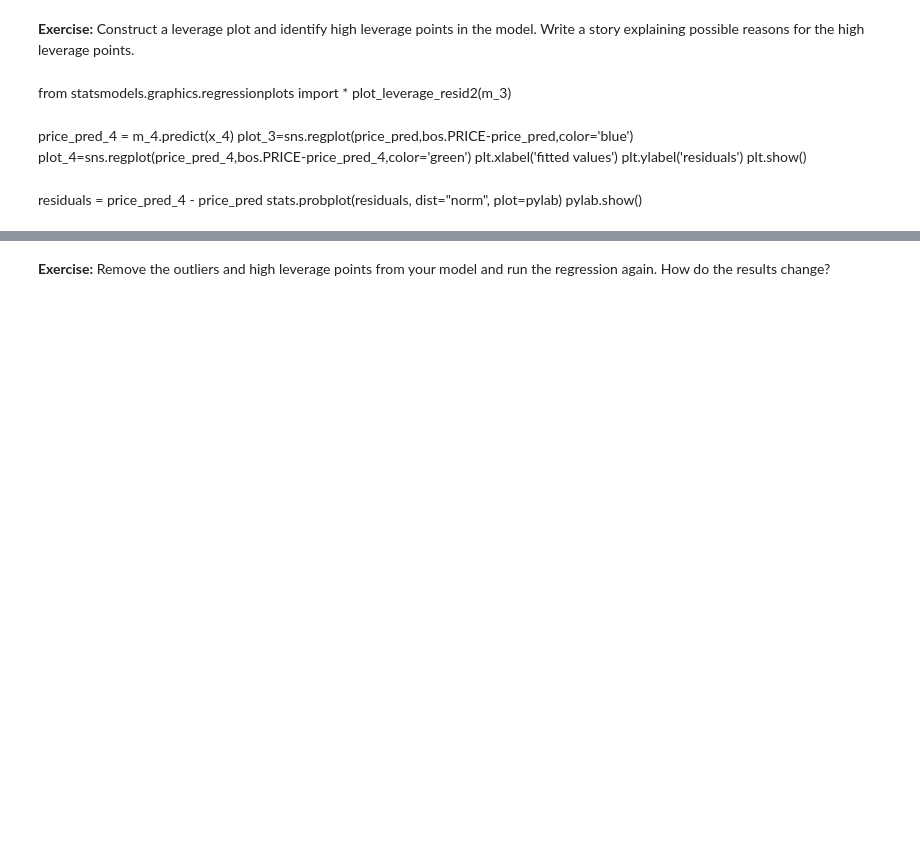
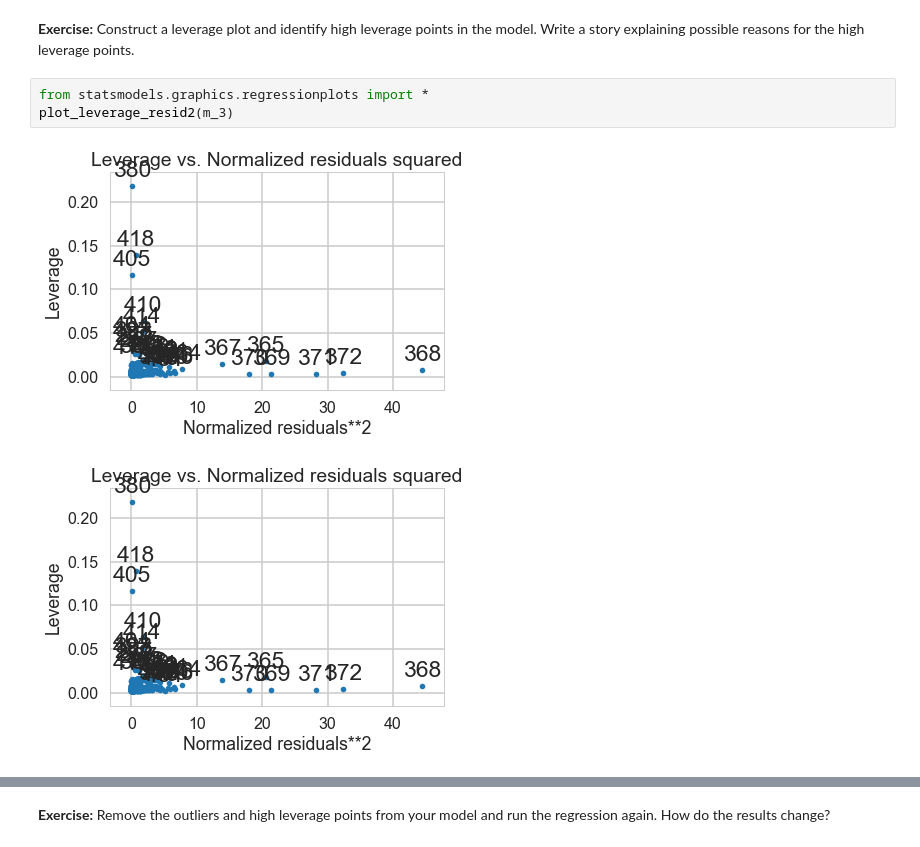
Before and after one commit to Bin-Icarus/SB_11-ML-Topics, a Jupyter notebook: Linear Regression Using Boston Housing Data Set/1505930706_linear_regression/linear_regression/Mini_Project_Linear_Regression.ipynb, the cells around one changed output, grey strips where cells are left out. Saved outputs shown, nothing was run; the diff lists cells and outputs as text; blank space fills up the shorter version.

Commit message:
Update the Mini_Project_Linear_Regression

```diff
--- a/Linear Regression Using Boston Housing Data Set/1505930706_linear_regression/linear_regression/Mini_Project_Linear_Regression.ipynb
+++ b/Linear Regression Using Boston Housing Data Set/1505930706_linear_regression/linear_regression/Mini_Project_Linear_Regression.ipynb
@@ -1001,17 +1003,9 @@ Fitted vs. residual plot shows every points of dataset exactly, while quantile p
 There're some outliers when the residuals are over 20. These outliers may be influenced by some other varaibles that are not included in this model.
 # %% [markdown]
 <p><b>Exercise:</b> Construct a leverage plot and identify high leverage points in the model. Write a story explaining possible reasons for the high leverage points.</p>
-# %% [markdown]
-from statsmodels.graphics.regressionplots import *
-plot_leverage_resid2(m_3)
-# %% [markdown]
-price_pred_4 = m_4.predict(x_4)
-plot_3=sns.regplot(price_pred,bos.PRICE-price_pred,color='blue')
-plot_4=sns.regplot(price_pred_4,bos.PRICE-price_pred_4,color='green')
-plt.xlabel('fitted values')
-plt.ylabel('residuals')
-plt.show()
-# %% [markdown]
-residuals = price_pred_4 - price_pred
-stats.probplot(residuals, dist="norm", plot=pylab)
-pylab.show()
+# %%
+from statsmodels.graphics.regressionplots import *
+plot_leverage_resid2(m_3)
+# %% [output]
+[figure, added]
+[figure, added]
```
Also changed, not shown: parts of 14 cells of this notebook.
